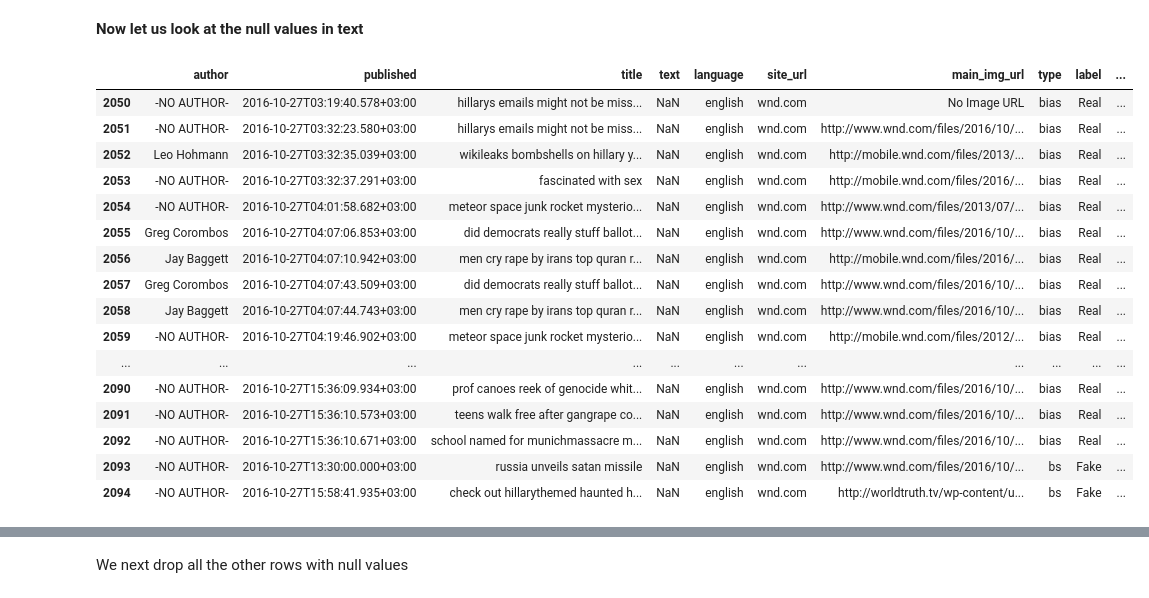
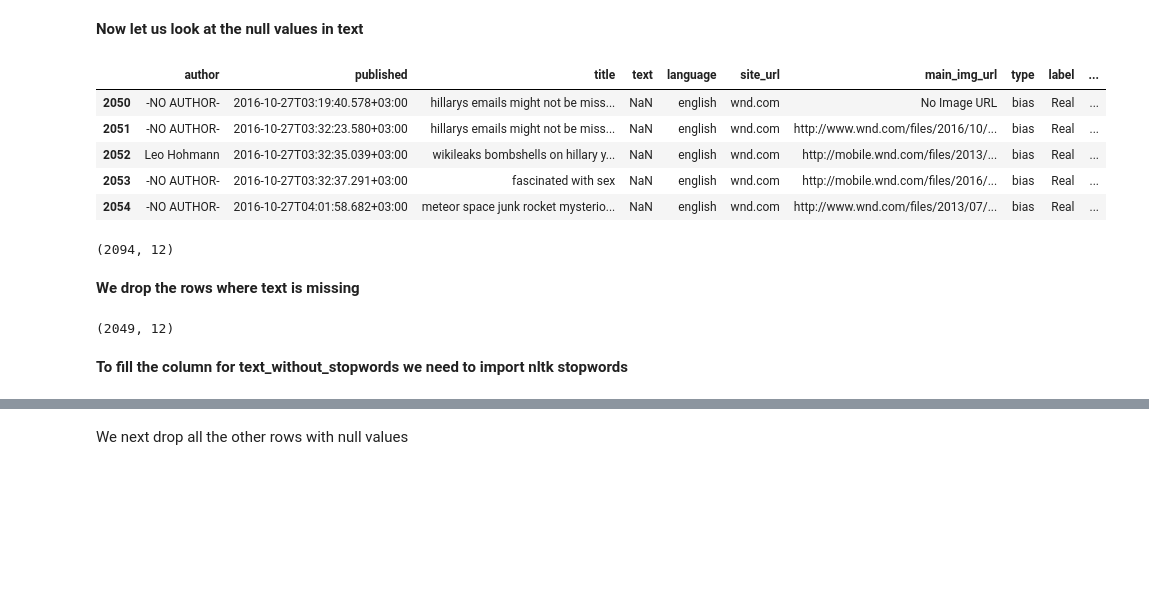
Before and after one commit to ayg15/fake-news-detection, a Jupyter notebook: Fake News Detection.ipynb, the cells around one changed output, grey strips where cells are left out. Saved outputs shown, nothing was run; the diff lists cells and outputs as text; code cells hidden in the pictures; blank space fills up the shorter version.

```diff
--- a/Fake News Detection.ipynb
+++ b/Fake News Detection.ipynb
@@ -129,22 +129,17 @@ dtype: int64
 # %% [markdown]
 **Now let us look at the null values in text**
 # %%
-news_df[news_df['text'].isnull() == True]
+news_df[news_df['text'].isnull() == True].head()
 # %% [output]
 |  | author | published | title | text | language | site_url | main_img_url | type | label | ... |
 | 2050 | -NO AUTHOR- | 2016-10-27T03:19:40.578+03:00 | hillarys emails might not be miss... | NaN | english | wnd.com | No Image URL | bias | Real | ... |
 | 2051 | -NO AUTHOR- | 2016-10-27T03:32:23.580+03:00 | hillarys emails might not be miss... | NaN | english | wnd.com | http://www.wnd.com/files/2016/10/... | bias | Real | ... |
 | 2052 | Leo Hohmann | 2016-10-27T03:32:35.039+03:00 | wikileaks bombshells on hillary y... | NaN | english | wnd.com | http://mobile.wnd.com/files/2013/... | bias | Real | ... |
 | 2053 | -NO AUTHOR- | 2016-10-27T03:32:37.291+03:00 | fascinated with sex | NaN | english | wnd.com | http://mobile.wnd.com/files/2016/... | bias | Real | ... |
 | 2054 | -NO AUTHOR- | 2016-10-27T04:01:58.682+03:00 | meteor space junk rocket mysterio... | NaN | english | wnd.com | http://www.wnd.com/files/2013/07/... | bias | Real | ... |
-| 2055 | Greg Corombos | 2016-10-27T04:07:06.853+03:00 | did democrats really stuff ballot... | NaN | english | wnd.com | http://www.wnd.com/files/2016/10/... | bias | Real | ... |
-| 2056 | Jay Baggett | 2016-10-27T04:07:10.942+03:00 | men cry rape by irans top quran r... | NaN | english | wnd.com | http://mobile.wnd.com/files/2016/... | bias | Real | ... |
-| 2057 | Greg Corombos | 2016-10-27T04:07:43.509+03:00 | did democrats really stuff ballot... | NaN | english | wnd.com | http://www.wnd.com/files/2016/10/... | bias | Real | ... |
-| 2058 | Jay Baggett | 2016-10-27T04:07:44.743+03:00 | men cry rape by irans top quran r... | NaN | english | wnd.com | http://www.wnd.com/files/2016/10/... | bias | Real | ... |
-| 2059 | -NO AUTHOR- | 2016-10-27T04:19:46.902+03:00 | meteor space junk rocket mysterio... | NaN | english | wnd.com | http://mobile.wnd.com/files/2012/... | bias | Real | ... |
-| ... | ... | ... | ... | ... | ... | ... | ... | ... | ... | ... |
-| 2090 | -NO AUTHOR- | 2016-10-27T15:36:09.934+03:00 | prof canoes reek of genocide whit... | NaN | english | wnd.com | http://www.wnd.com/files/2016/10/... | bias | Real | ... |
-| 2091 | -NO AUTHOR- | 2016-10-27T15:36:10.573+03:00 | teens walk free after gangrape co... | NaN | english | wnd.com | http://www.wnd.com/files/2016/10/... | bias | Real | ... |
-| 2092 | -NO AUTHOR- | 2016-10-27T15:36:10.671+03:00 | school named for munichmassacre m... | NaN | english | wnd.com | http://www.wnd.com/files/2016/10/... | bias | Real | ... |
-| 2093 | -NO AUTHOR- | 2016-10-27T13:30:00.000+03:00 | russia unveils satan missile | NaN | english | wnd.com | http://www.wnd.com/files/2016/10/... | bs | Fake | ... |
-| 2094 | -NO AUTHOR- | 2016-10-27T15:58:41.935+03:00 | check out hillarythemed haunted h... | NaN | english | wnd.com | http://worldtruth.tv/wp-content/u... | bs | Fake | ... |
+# %%
+news_df.shape
+# %% [output]
+(2094, 12)
+# %% [markdown]
+**We drop the rows where text is missing**
@@ -150,0 +148,6 @@ news_df[news_df['text'].isnull() == True]
+# %%
+news_df.shape
+# %% [output]
+(2049, 12)
+# %% [markdown]
+**To fill the column for text_without_stopwords we need to import nltk stopwords**
```
Also changed, not shown: parts of 5 cells of this notebook.
